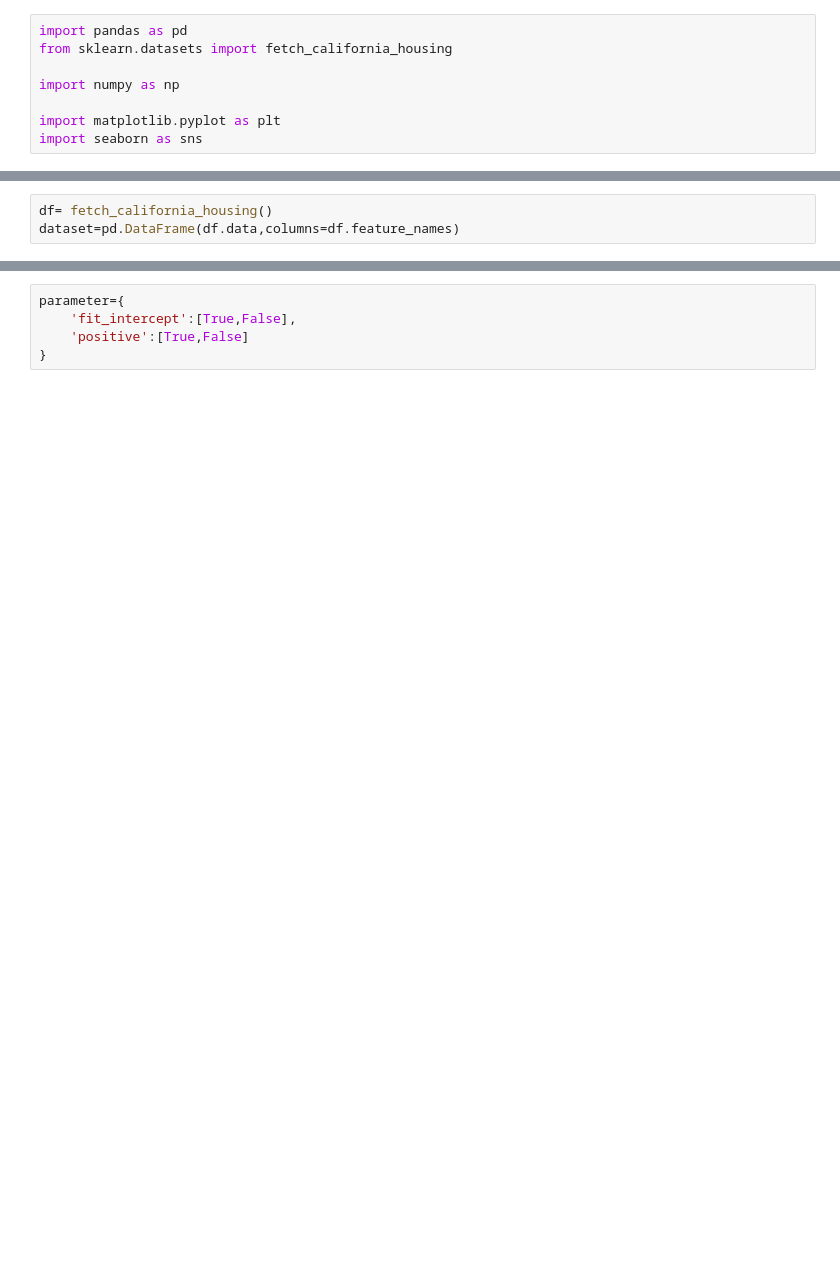
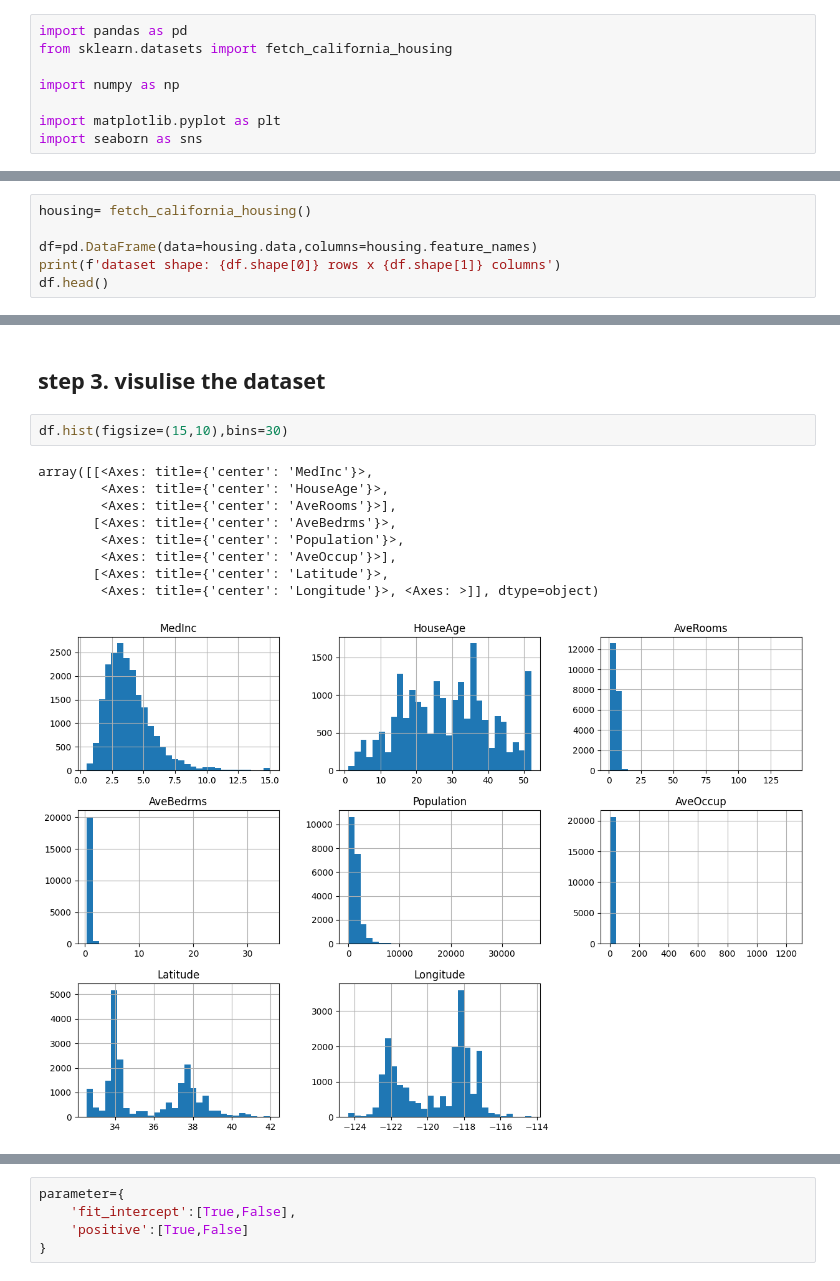
Before and after one commit to mrrendex2006/machine-learning-from-scratch, a Jupyter notebook: 01_linear_regression/california_housing.ipynb, the cells around one changed output, grey strips where cells are left out. Saved outputs shown, nothing was run; the diff lists cells and outputs as text; blank space fills up the shorter version.

```diff
--- a/01_linear_regression/california_housing.ipynb
+++ b/01_linear_regression/california_housing.ipynb
@@ -9,3 +11,6 @@ import seaborn as sns
 # %%
-df= fetch_california_housing()
-dataset=pd.DataFrame(df.data,columns=df.feature_names)
+housing= fetch_california_housing()
+
+df=pd.DataFrame(data=housing.data,columns=housing.feature_names)
+print(f'dataset shape: {df.shape[0]} rows x {df.shape[1]} columns')
+df.head()
@@ -17,0 +61,14 @@ dataset.head()
+# %% [markdown]
+## **step 3. visulise the dataset**
+# %%
+df.hist(figsize=(15,10),bins=30)
+# %% [output]
+array([[<Axes: title={'center': 'MedInc'}>,
+        <Axes: title={'center': 'HouseAge'}>,
+        <Axes: title={'center': 'AveRooms'}>],
+       [<Axes: title={'center': 'AveBedrms'}>,
+        <Axes: title={'center': 'Population'}>,
+        <Axes: title={'center': 'AveOccup'}>],
+       [<Axes: title={'center': 'Latitude'}>,
+        <Axes: title={'center': 'Longitude'}>, <Axes: >]], dtype=object)
+[figure, added]
```
Also changed, not shown: parts of 33 cells of this notebook, 3 other files.
